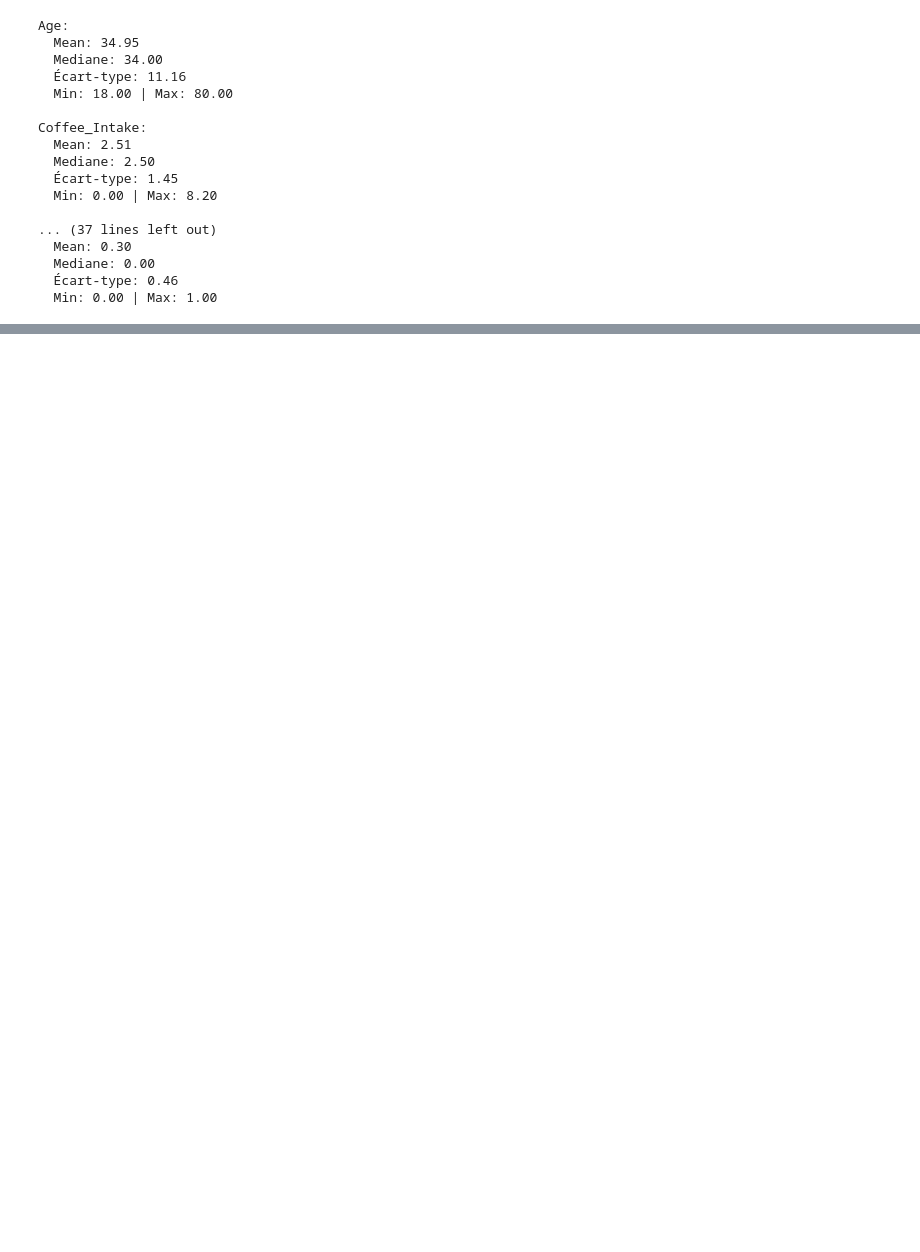
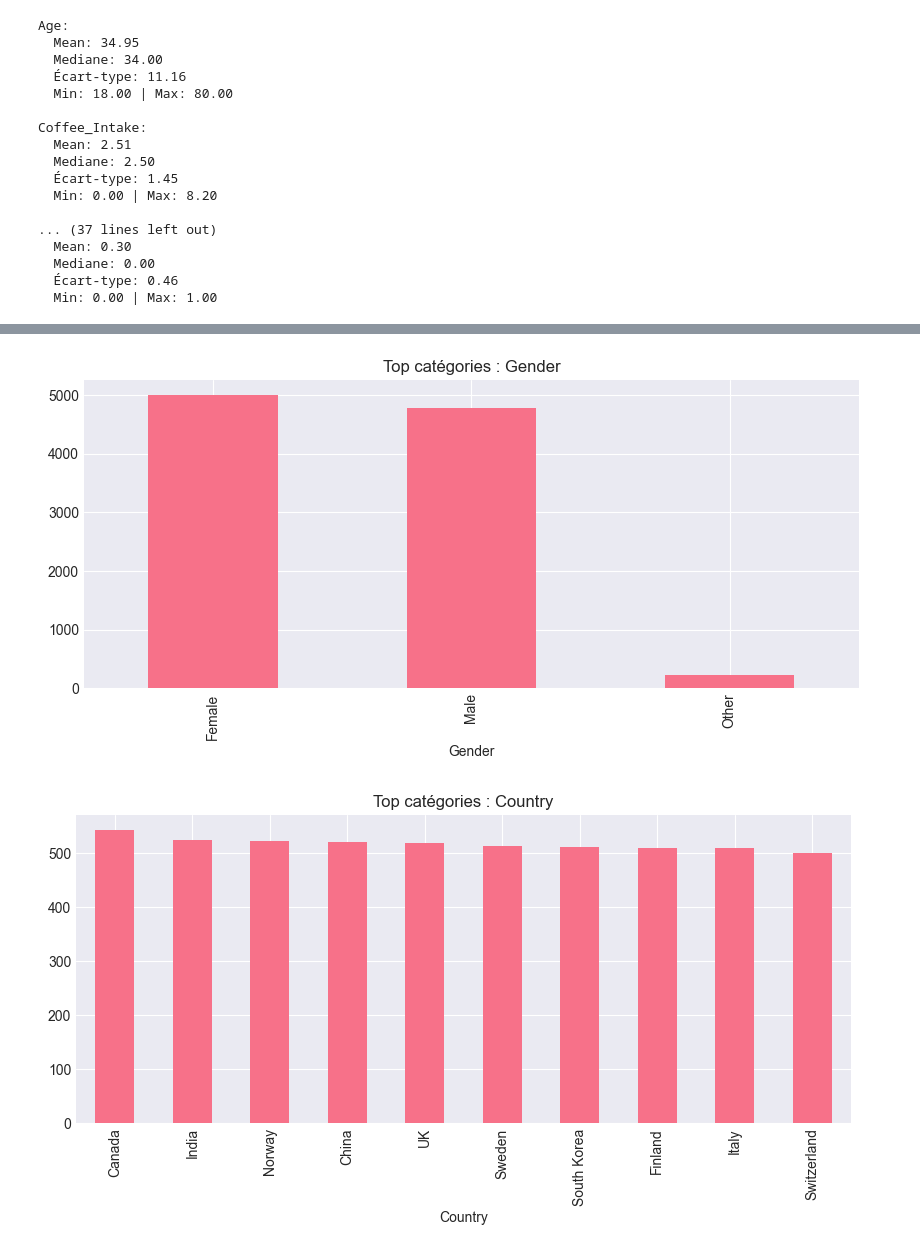
Before and after one commit to riada-zotiny/Processus_data, a Jupyter notebook: notebooks/01_exploration.ipynb, the cells around one changed output, grey strips where cells are left out. Cells and saved outputs as stored; diff of their text form; code cells hidden in the pictures; blank space fills up the shorter version.

```diff
--- a/notebooks/01_exploration.ipynb
+++ b/notebooks/01_exploration.ipynb
@@ -88,0 +162,13 @@ Coffee_Intake:
+# %%
+# Analyse des variables catégorielles
+
+categorical_cols = ['Gender', 'Country', 'Sleep_Quality', 'Stress_Level',
+            'Health_Issues', 'Occupation']
+
+
+for var in categorical_cols:
+    print(f"\n{var}:")
+    counts = df[var].value_counts()
+    percentages = (counts / len(df)) * 100
+    for cat, count in counts.items():
+        print(f"  {cat}: {count} ({percentages[cat]:.1f}%)")
@@ -88,0 +193,10 @@ Coffee_Intake:
+# %%
+
+for col in categorical_cols:
+    plt.figure(figsize=(10,4))
+    df[col].value_counts().head(10).plot(kind="bar")
+    plt.title(f"Top catégories : {col}")
+    plt.show()
+# %% [output]
+[figure, added]
+[figure, added]
```
Also changed, not shown: parts of 21 cells of this notebook, 1 other file.
